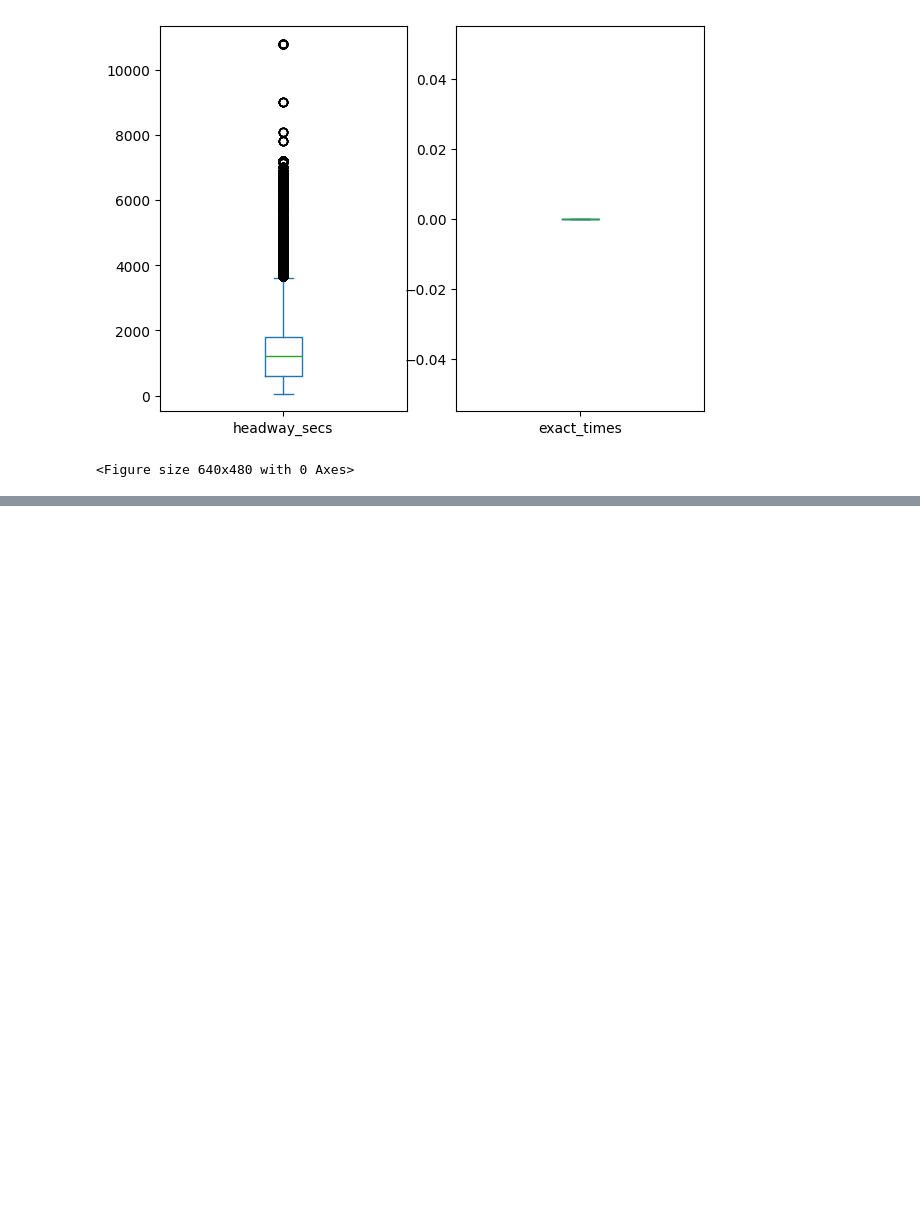
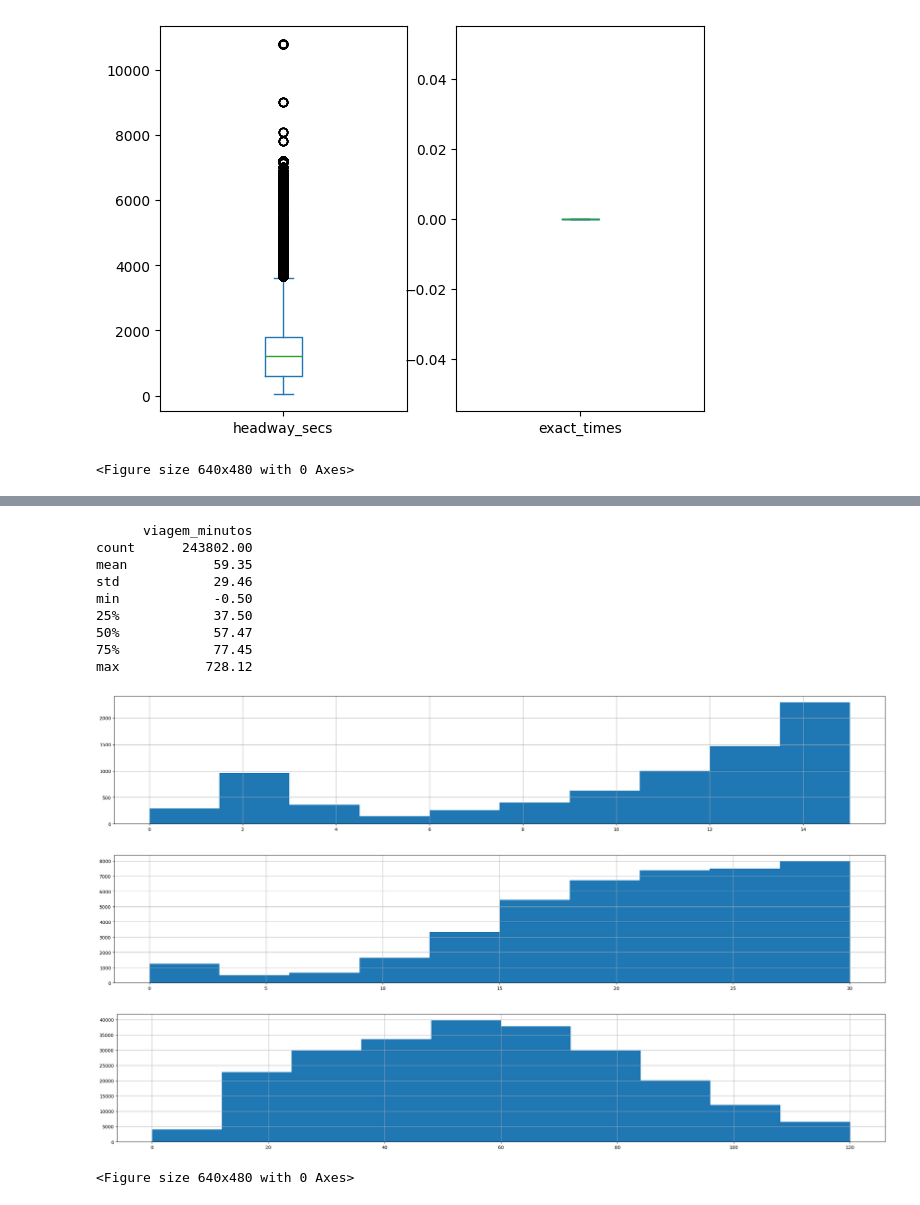
Before and after one commit to luizpcsilva/PS-2026.1-Grupo-L, a Jupyter notebook: PS_2026_Grupo_L.ipynb, the cells around one changed output, grey strips where cells are left out. Drawn from its saved outputs; the diff is of its cells as text; code cells hidden in the pictures; blank space fills up the shorter version.

```diff
--- a/PS_2026_Grupo_L.ipynb
+++ b/PS_2026_Grupo_L.ipynb
@@ -488,0 +560,26 @@ display(df_viagens_limpo.head())
+# %%
+
+#buscando por outliers
+df_viagens_limpo['viagem_minutos'].hist(figsize=(30, 5), range=(0,15))
+plt.figure()
+df_viagens_limpo['viagem_minutos'].hist(figsize=(30, 5), range=(0,30))
+plt.figure()
+df_viagens_limpo['viagem_minutos'].hist(figsize=(30, 5), range=(0,120))
+plt.figure()
+
+#técnica proposta pela monitora na aula de tratamento de dados. Vai dar os valores minimos, médios e máximos das durações da viagem
+print(df_viagens_limpo[['servico', 'viagem_minutos']].describe().apply(lambda s: s.apply('{0:.2f}'.format)))
+# %% [output]
+      viagem_minutos
+count      243802.00
+mean           59.35
+std            29.46
+min            -0.50
+25%            37.50
+50%            57.47
+75%            77.45
+max           728.12
+[figure, added]
+[figure, added]
+[figure, added]
+<Figure size 640x480 with 0 Axes>
```
Also changed, not shown: parts of 20 cells of this notebook.
